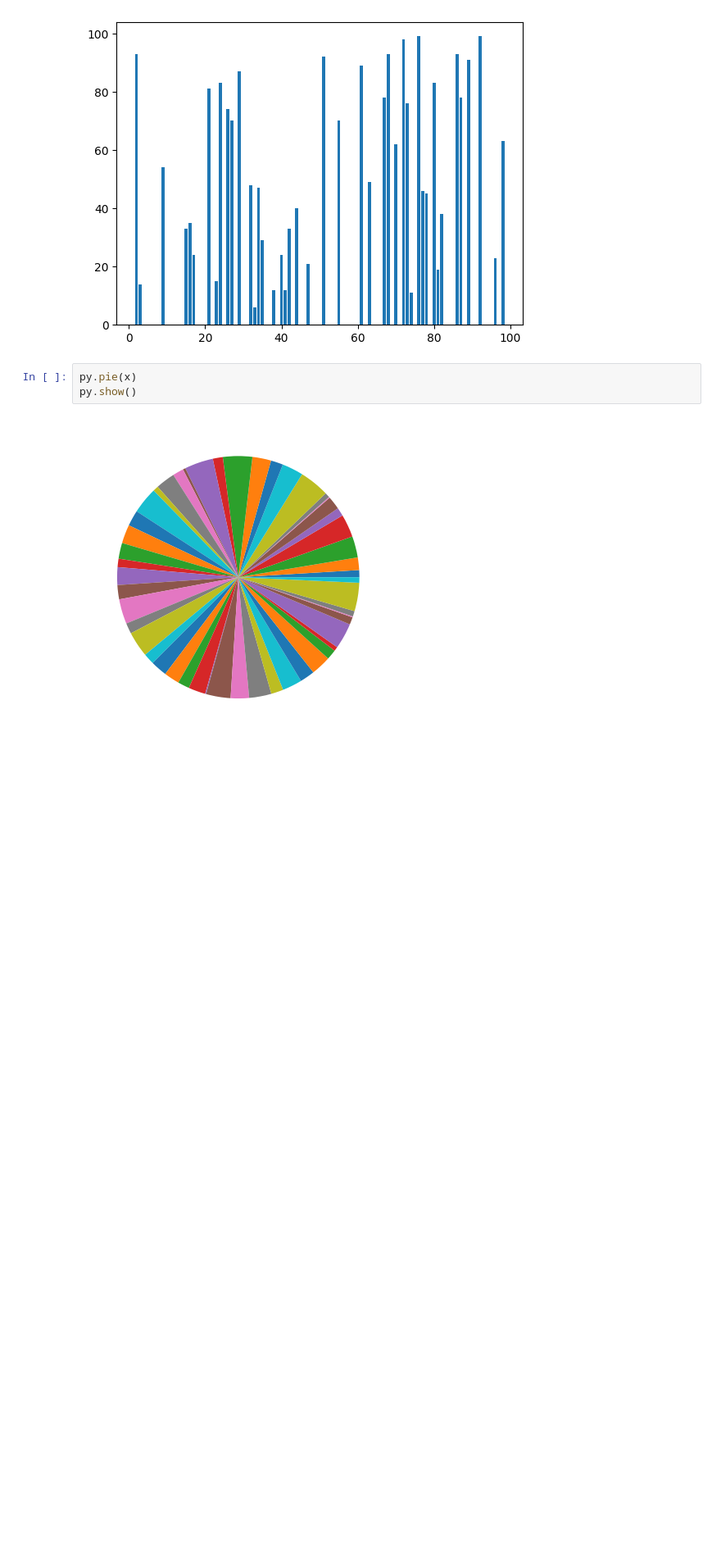
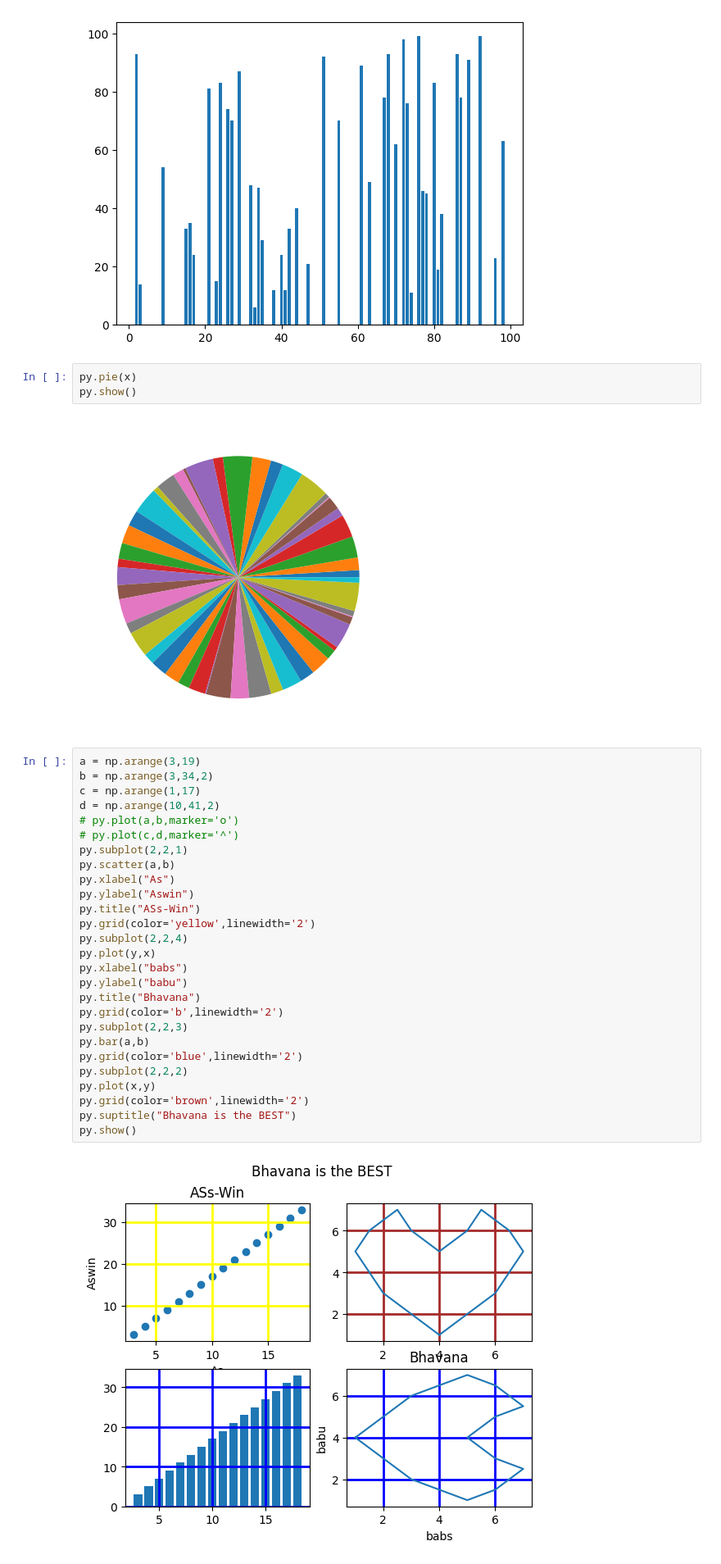
Before and after one commit to bhavanatheruvath/DSLAB, a Jupyter notebook: exp3.ipynb, the cells around one changed output. Shown: that part at 82% size. Drawn from its saved outputs; the diff is of its cells as text; blank space fills up the shorter version.

```diff
--- a/exp3.ipynb
+++ b/exp3.ipynb
@@ -21,3 +26,32 @@ py.pie(x)
 py.show()
 # %% [output]
 [figure]
+# %%
+a = np.arange(3,19)
+b = np.arange(3,34,2)
+c = np.arange(1,17)
+d = np.arange(10,41,2)
+# py.plot(a,b,marker='o')
+# py.plot(c,d,marker='^')
+py.subplot(2,2,1)
+py.scatter(a,b)
+py.xlabel("As")
+py.ylabel("Aswin")
+py.title("ASs-Win")
+py.grid(color='yellow',linewidth='2')
+py.subplot(2,2,4)
+py.plot(y,x)
+py.xlabel("babs")
+py.ylabel("babu")
+py.title("Bhavana")
+py.grid(color='b',linewidth='2')
+py.subplot(2,2,3)
+py.bar(a,b)
+py.grid(color='blue',linewidth='2')
+py.subplot(2,2,2)
+py.plot(x,y)
+py.grid(color='brown',linewidth='2')
+py.suptitle("Bhavana is the BEST")
+py.show()
+# %% [output]
+[figure, added]
```
Also changed, not shown: parts of 4 cells of this notebook.
